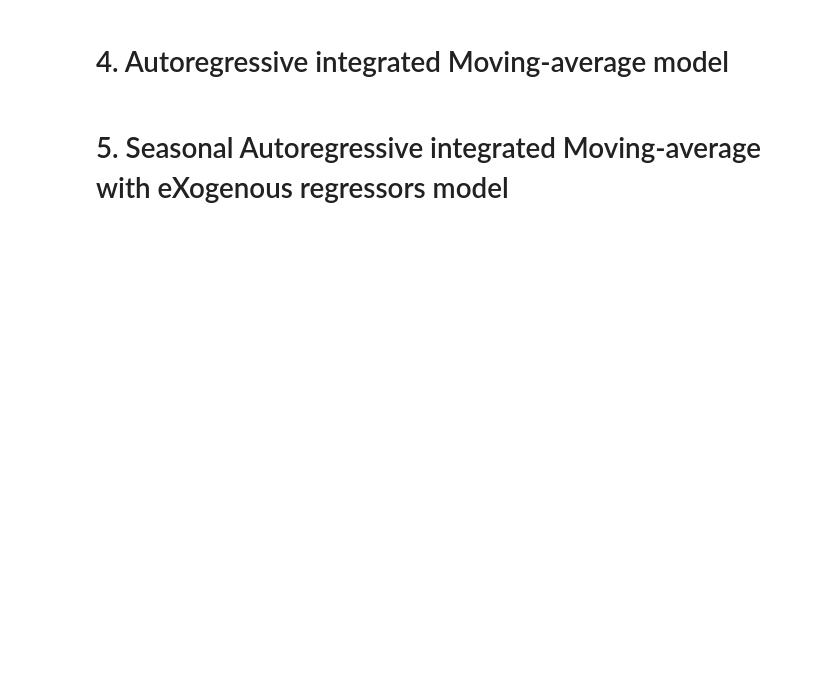
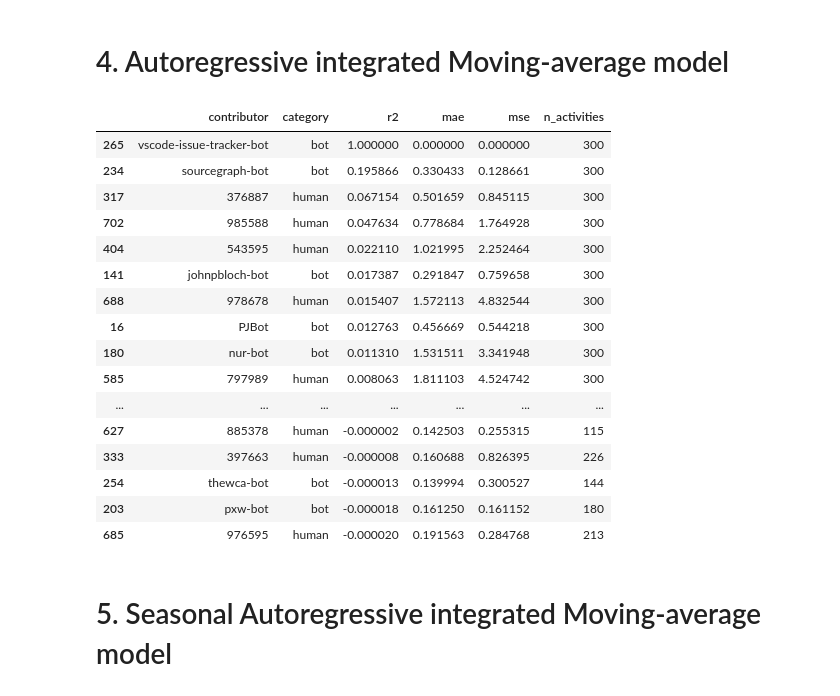
Before and after one commit to uhourri/GH-Bots-API, a Jupyter notebook: code/Models comparing using time sequences.ipynb, the cells around one changed output. Drawn from its saved outputs; the diff is of its cells as text; code cells hidden in the pictures; blank space fills up the shorter version.

```diff
--- a/code/Models comparing using time sequences.ipynb
+++ b/code/Models comparing using time sequences.ipynb
@@ -340,2 +327,56 @@ print(f'MAE: {mae:.2f}')
 # %% [markdown]
 # 4. Autoregressive integrated Moving-average model
+# %%
+def arima_model(contributor):
+
+    print(contributor['contributor'].iloc[0])
+
+    # Spliting the data into training and testing sets for time series forecasting, using a time-based split with split size = 0.9
+    train, test = (
+        contributor.apply(lambda x: x[:int(0.9*len(x))]),
+        contributor.apply(lambda x: x[int(0.9*len(x)):])
+    )
+
+    # Set the frequency of the index to hourly
+    train.index.freq = 'H'
+
+    # Fit the model
+    model = ARIMA(train['n_activities'], order=(1, 1, 1)).fit()
+
+    # Forecast the test set
+    predictions = model.forecast(steps=len(test))
+
+    # Create a series for evaluation metrics and sum of activities
+    metrics = pd.Series({
+        'contributor': contributor['contributor'].iloc[0],
+        'category': contributor['category'].iloc[0],
+        'r2': r2_score(test['n_activities'], predictions),
+        'mae': mean_absolute_error(test['n_activities'], predictions),
+        'mse': mean_squared_error(test['n_activities'], predictions),
+        'n_activities': contributor['n_activities'].sum()
+    })
+
+    return metrics
+# %%
+# Apply the function to each contributor
+arima_results = data.groupby(['category', 'contributor']).apply(arima_model).reset_index(drop=True)
+# %%
+arima_results.sort_values(by='r2', ascending=False).head(40)
+# %% [output]
+|  | contributor | category | r2 | mae | mse | n_activities |
+| 265 | vscode-issue-tracker-bot | bot | 1.000000 | 0.000000 | 0.000000 | 300 |
+| 234 | sourcegraph-bot | bot | 0.195866 | 0.330433 | 0.128661 | 300 |
+| 317 | 376887 | human | 0.067154 | 0.501659 | 0.845115 | 300 |
+| 702 | 985588 | human | 0.047634 | 0.778684 | 1.764928 | 300 |
+| 404 | 543595 | human | 0.022110 | 1.021995 | 2.252464 | 300 |
+| 141 | johnpbloch-bot | bot | 0.017387 | 0.291847 | 0.759658 | 300 |
+| 688 | 978678 | human | 0.015407 | 1.572113 | 4.832544 | 300 |
+| 16 | PJBot | bot | 0.012763 | 0.456669 | 0.544218 | 300 |
+| 180 | nur-bot | bot | 0.011310 | 1.531511 | 3.341948 | 300 |
+| 585 | 797989 | human | 0.008063 | 1.811103 | 4.524742 | 300 |
+| ... | ... | ... | ... | ... | ... | ... |
+| 627 | 885378 | human | -0.000002 | 0.142503 | 0.255315 | 115 |
+| 333 | 397663 | human | -0.000008 | 0.160688 | 0.826395 | 226 |
+| 254 | thewca-bot | bot | -0.000013 | 0.139994 | 0.300527 | 144 |
+| 203 | pxw-bot | bot | -0.000018 | 0.161250 | 0.161152 | 180 |
+| 685 | 976595 | human | -0.000020 | 0.191563 | 0.284768 | 213 |
@@ -342,2 +385,2 @@ print(f'MAE: {mae:.2f}')
 # %% [markdown]
-# 5. Seasonal Autoregressive integrated Moving-average with eXogenous regressors model
+# 5. Seasonal Autoregressive integrated Moving-average model
```
Also changed, not shown: parts of 33 cells of this notebook, 2 other files.
